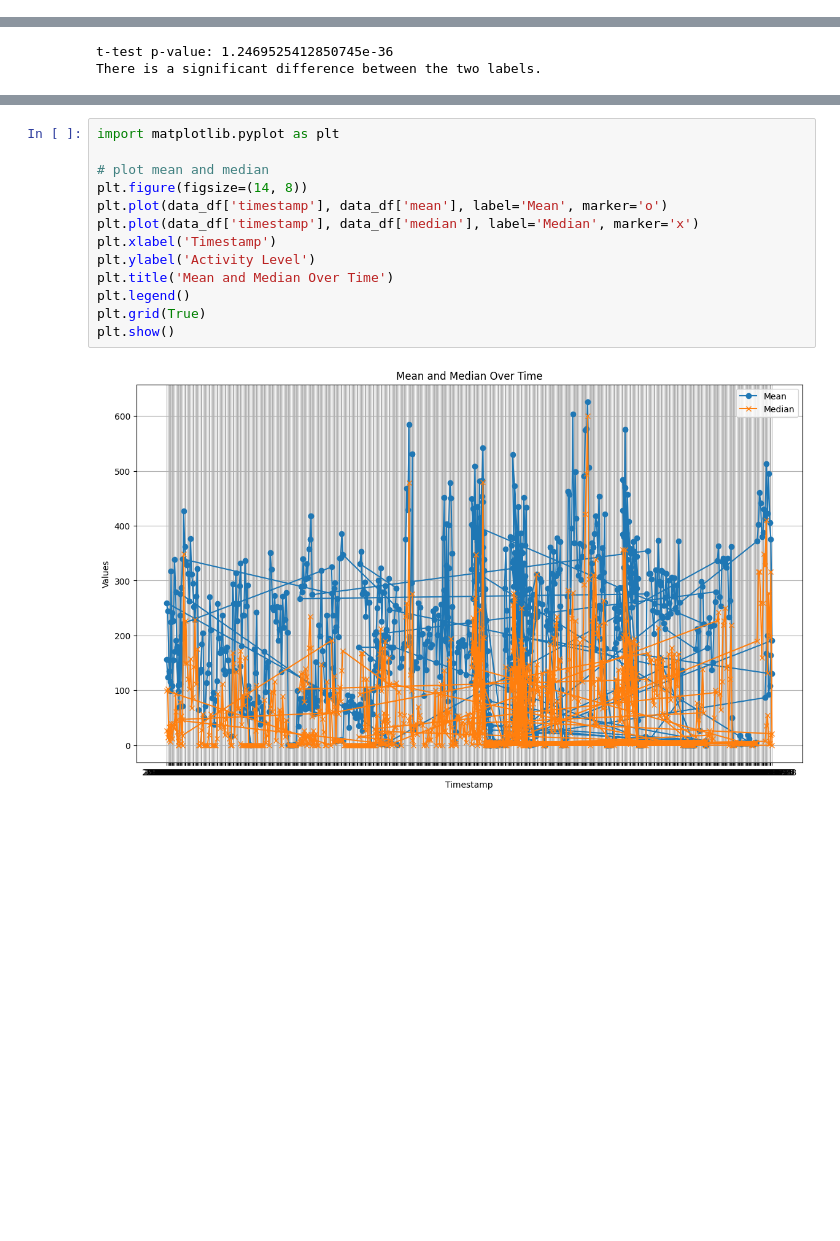
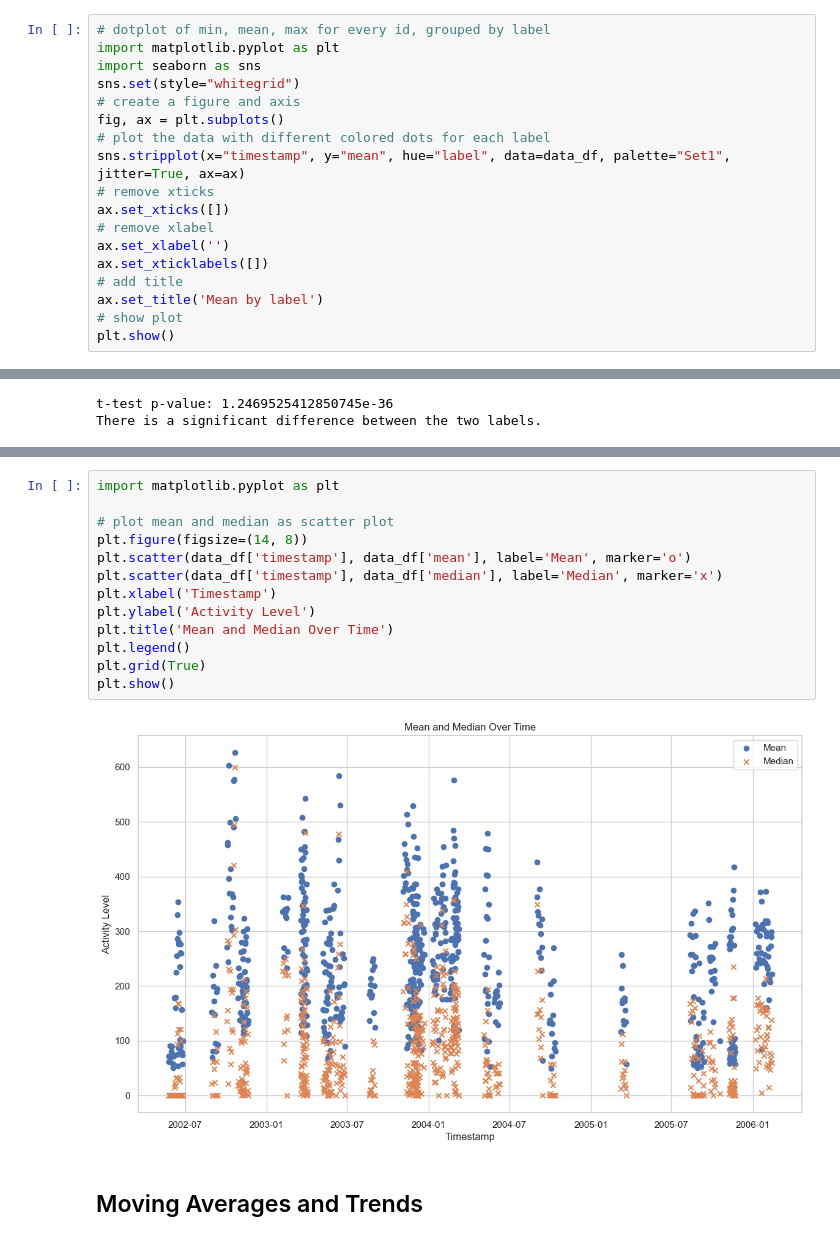
Before and after one commit to zoonalink/IGP-5, a Jupyter notebook: petter/eda-v1.ipynb, the cells around one changed output, grey strips where cells are left out. Saved outputs shown, nothing was run; the diff lists cells and outputs as text; blank space fills up the shorter version.

```diff
--- a/petter/eda-v1.ipynb
+++ b/petter/eda-v1.ipynb
@@ -96,0 +150,18 @@ Number of unique ids: 55
+# %%
+# dotplot of min, mean, max for every id, grouped by label
+import matplotlib.pyplot as plt
+import seaborn as sns
+sns.set(style="whitegrid")
+# create a figure and axis
+fig, ax = plt.subplots()
+# plot the data with different colored dots for each label
+sns.stripplot(x="timestamp", y="mean", hue="label", data=data_df, palette="Set1", jitter=True, ax=ax)
+# remove xticks
+ax.set_xticks([])
+# remove xlabel
+ax.set_xlabel('')
+ax.set_xticklabels([])
+# add title
+ax.set_title('Mean by label')
+# show plot
+plt.show()
@@ -128,15 +346,17 @@ plt.show()
 # %%
 import matplotlib.pyplot as plt
 
-# plot mean and median
+# plot mean and median as scatter plot
 plt.figure(figsize=(14, 8))
-plt.plot(data_df['timestamp'], data_df['mean'], label='Mean', marker='o')
-plt.plot(data_df['timestamp'], data_df['median'], label='Median', marker='x')
+plt.scatter(data_df['timestamp'], data_df['mean'], label='Mean', marker='o')
+plt.scatter(data_df['timestamp'], data_df['median'], label='Median', marker='x')
 plt.xlabel('Timestamp')
 plt.ylabel('Activity Level')
 plt.title('Mean and Median Over Time')
 plt.legend()
 plt.grid(True)
 plt.show()
 # %% [output]
-[figure, old version]
+[figure, new version]
+# %% [markdown]
+## Moving Averages and Trends
```
Also changed, not shown: parts of 64 cells of this notebook, 10 other files.
